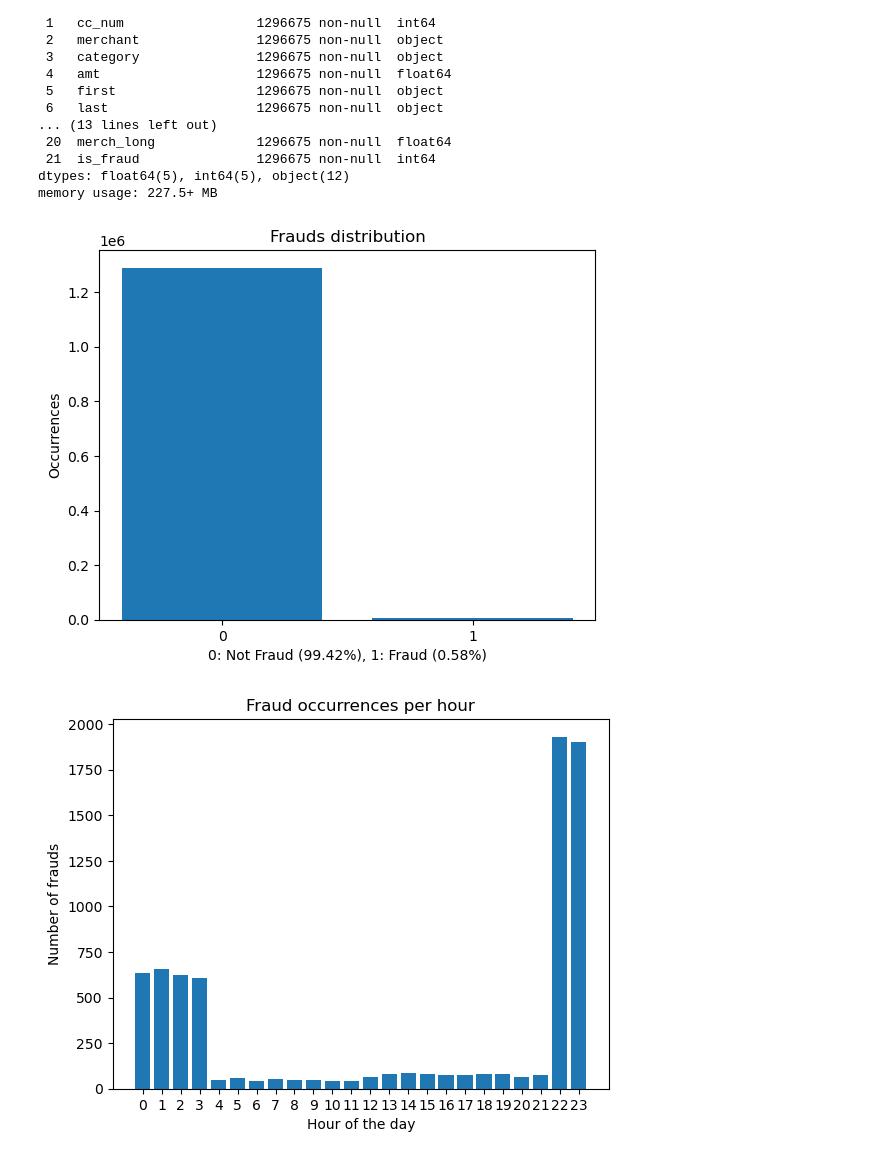
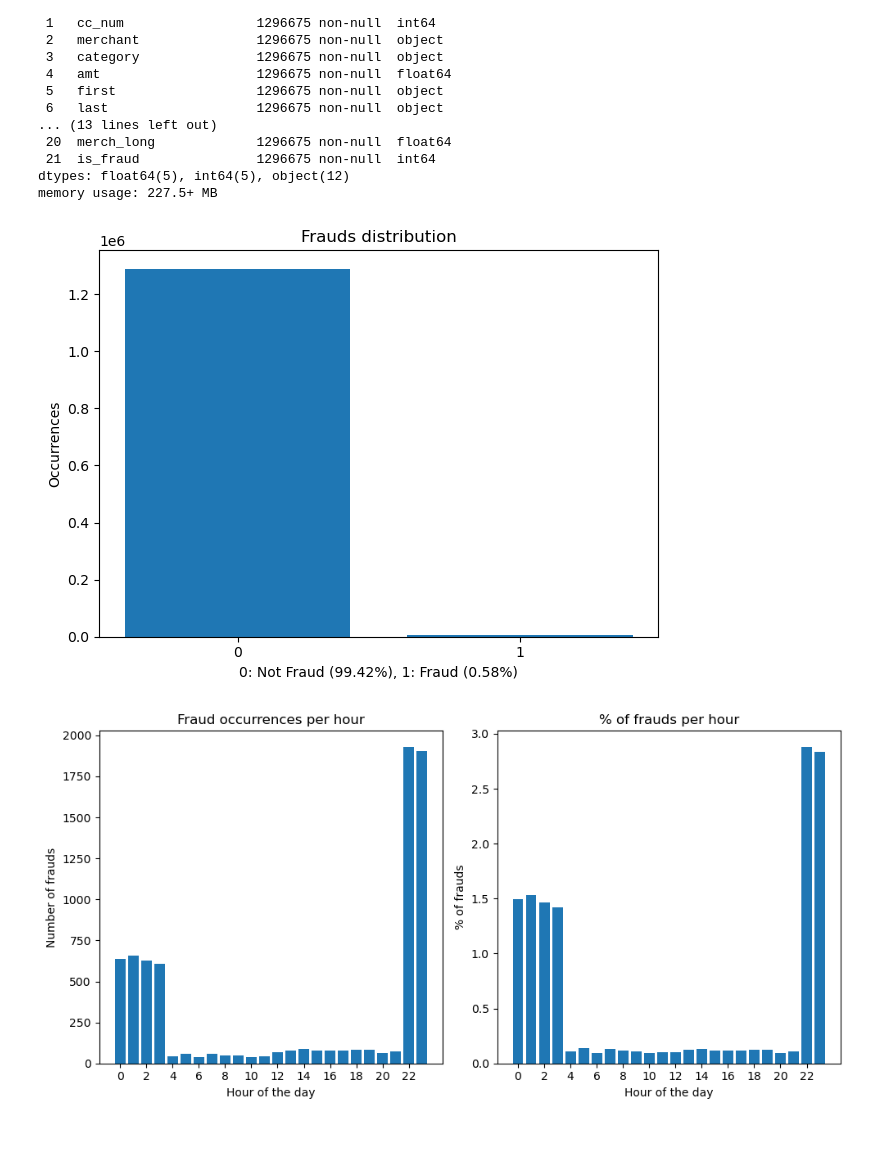
Before and after one commit to giorgiozoccatelli/Fraud-Detection, a Jupyter notebook: creditfraud.ipynb, the cells around one changed output. Drawn from its saved outputs; the diff is of its cells as text; code cells hidden in the pictures.

```diff
--- a/creditfraud.ipynb
+++ b/creditfraud.ipynb
@@ -54,26 +54,38 @@ df["dob"]=pd.to_datetime(df["dob"])
 # %%
 frauds=df["is_fraud"].value_counts()
 fig,ax=plt.subplots()
 ax.bar(frauds.index,frauds.values)
 ax.set_xticks(frauds.index)
 ax.set_title("Frauds distribution")
 ax.set_xlabel(f"0: Not Fraud ({round(frauds[0]/frauds.sum()*100,2)}%), 1: Fraud ({round(frauds[1]/frauds.sum()*100,2)}%)")
 ax.set_ylabel("Occurrences")
+
+plt.tight_layout()
 plt.show()
 # %% [output]
-[figure, old version]
+[figure, new version]
 # %%
 trans_hour=df["trans_date_trans_time"].dt.hour
 fraud_hour=df["trans_date_trans_time"][df["is_fraud"]==1].dt.hour
-trans_hour_counts=trans_hour
+trans_hour_counts=trans_hour.value_counts().sort_index()
 fraud_hour_counts=fraud_hour.value_counts().sort_index()
-fig,ax=plt.subplots()
-ax.bar(np.arange(24),fraud_hour_counts)
-ax.set_xticks(np.arange(24))
-ax.set_xlabel("Hour of the day")
-ax.set_ylabel("Number of frauds")
-ax.set_title("Fraud occurrences per hour")
+perc_frauds=fraud_hour_counts/trans_hour_counts*100
+
+fig,ax=plt.subplots(ncols=2, figsize=(10,5))
+ax[0].bar(np.arange(24),fraud_hour_counts)
+ax[0].set_xticks(np.arange(0,24,2))
+ax[0].set_xlabel("Hour of the day")
+ax[0].set_ylabel("Number of frauds")
+ax[0].set_title("Fraud occurrences per hour")
+
+ax[1].bar(np.arange(24),perc_frauds)
+ax[1].set_xticks(np.arange(0,24,2))
+ax[1].set_xlabel("Hour of the day")
+ax[1].set_ylabel("% of frauds")
+ax[1].set_title("% of frauds per hour")
+
+plt.tight_layout()
 plt.show()
 # %% [output]
-[figure, old version]
+[figure, new version]
 # %%
```
Also changed, not shown: parts of 1 cell of this notebook.
